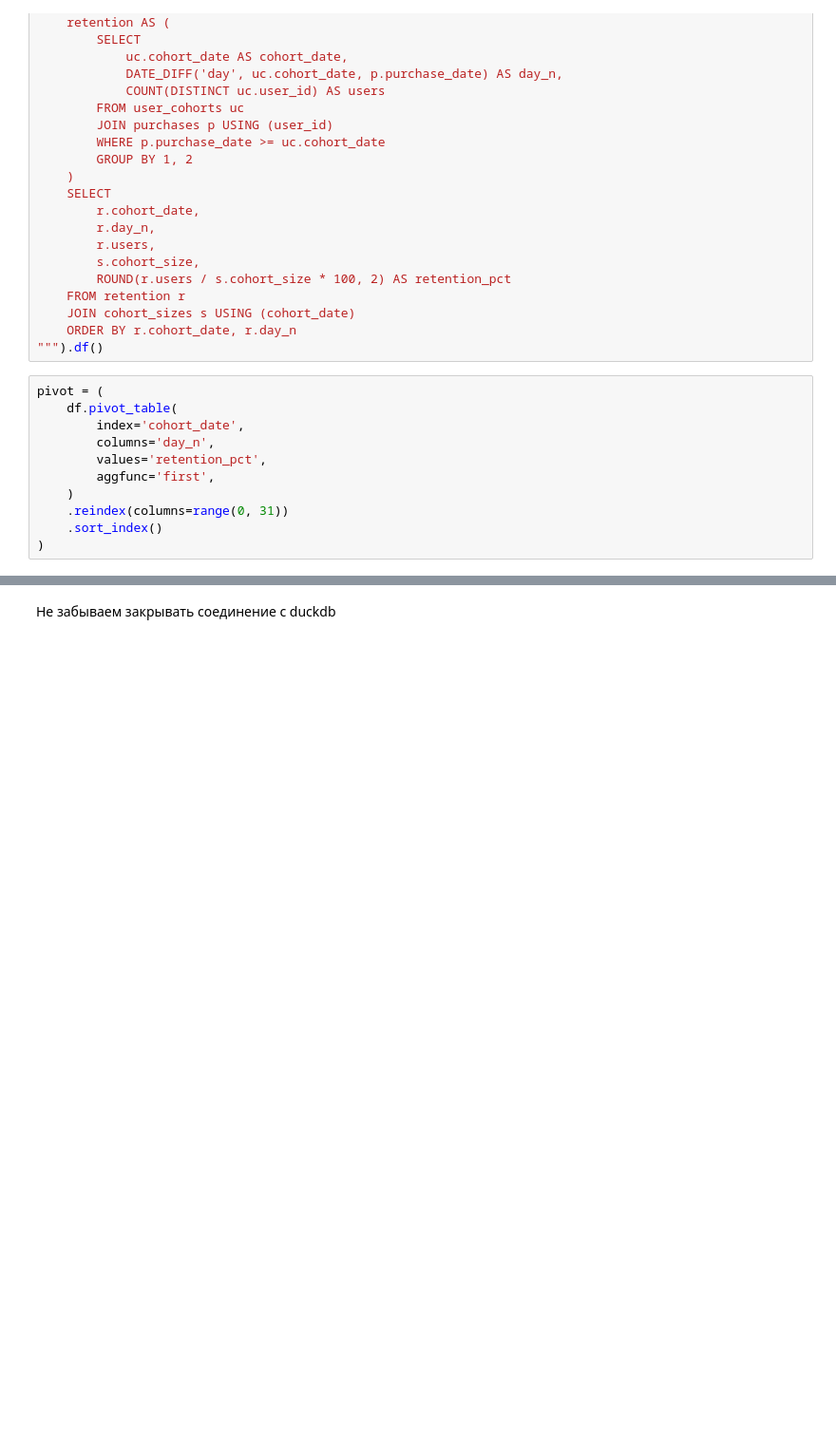
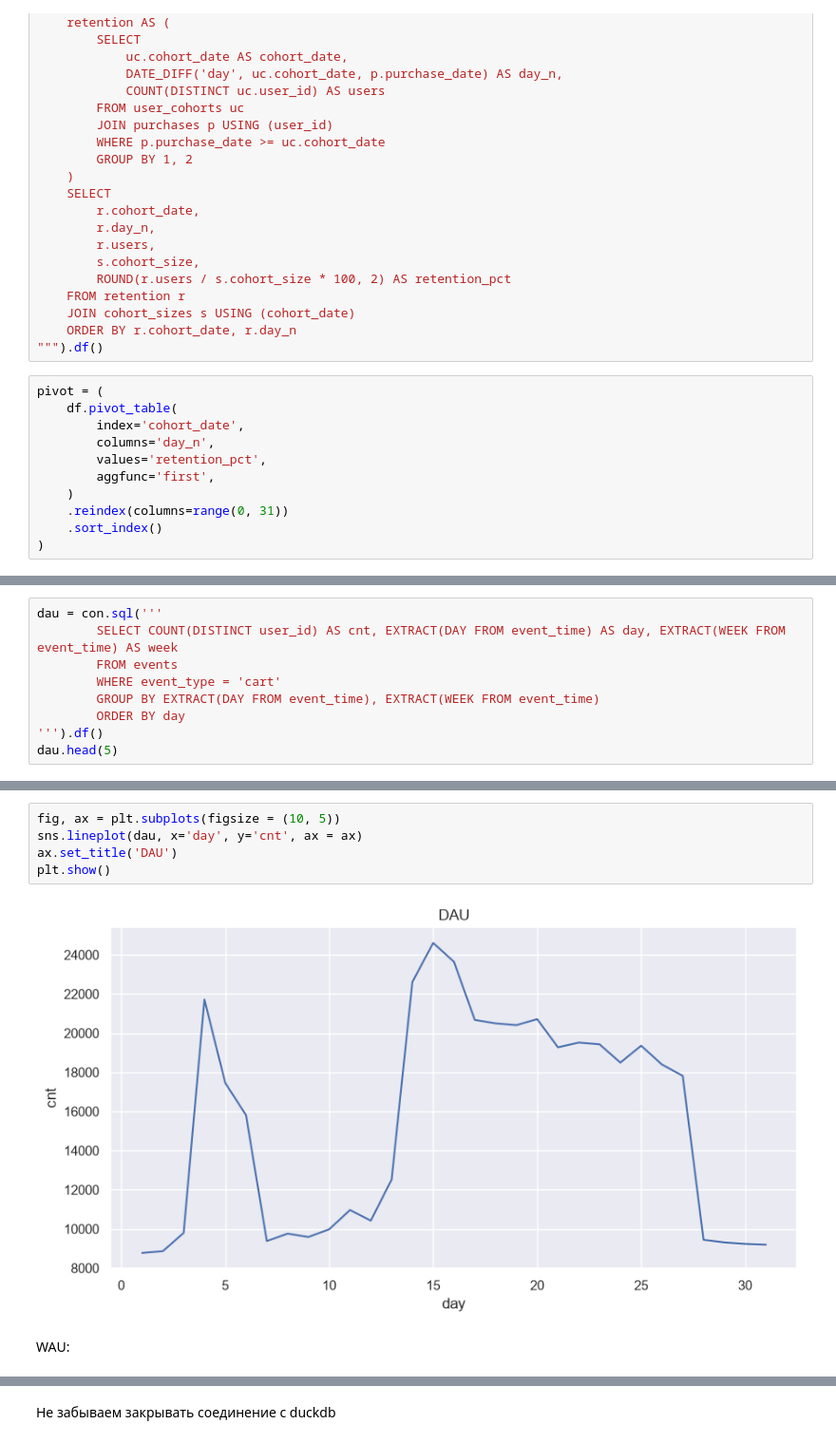
Before and after one commit to AlkhovskiiKY/ecommerce-eda-retention, a Jupyter notebook: eda.ipynb, the cells around one changed output, grey strips where cells are left out. Shown at 95% size. Saved outputs shown, nothing was run; the diff lists cells and outputs as text; blank space fills up the shorter version.

```diff
--- a/eda.ipynb
+++ b/eda.ipynb
@@ -750,0 +765,9 @@ plt.show()
+# %%
+dau = con.sql('''
+        SELECT COUNT(DISTINCT user_id) AS cnt, EXTRACT(DAY FROM event_time) AS day, EXTRACT(WEEK FROM event_time) AS week
+        FROM events
+        WHERE event_type = 'cart'
+        GROUP BY EXTRACT(DAY FROM event_time), EXTRACT(WEEK FROM event_time)
+        ORDER BY day
+''').df()
+dau.head(5)
@@ -750,0 +781,9 @@ plt.show()
+# %%
+fig, ax = plt.subplots(figsize = (10, 5))
+sns.lineplot(dau, x='day', y='cnt', ax = ax)
+ax.set_title('DAU')
+plt.show()
+# %% [output]
+[figure, added]
+# %% [markdown]
+WAU:
```
Also changed, not shown: parts of 43 cells of this notebook, 5 other files.
